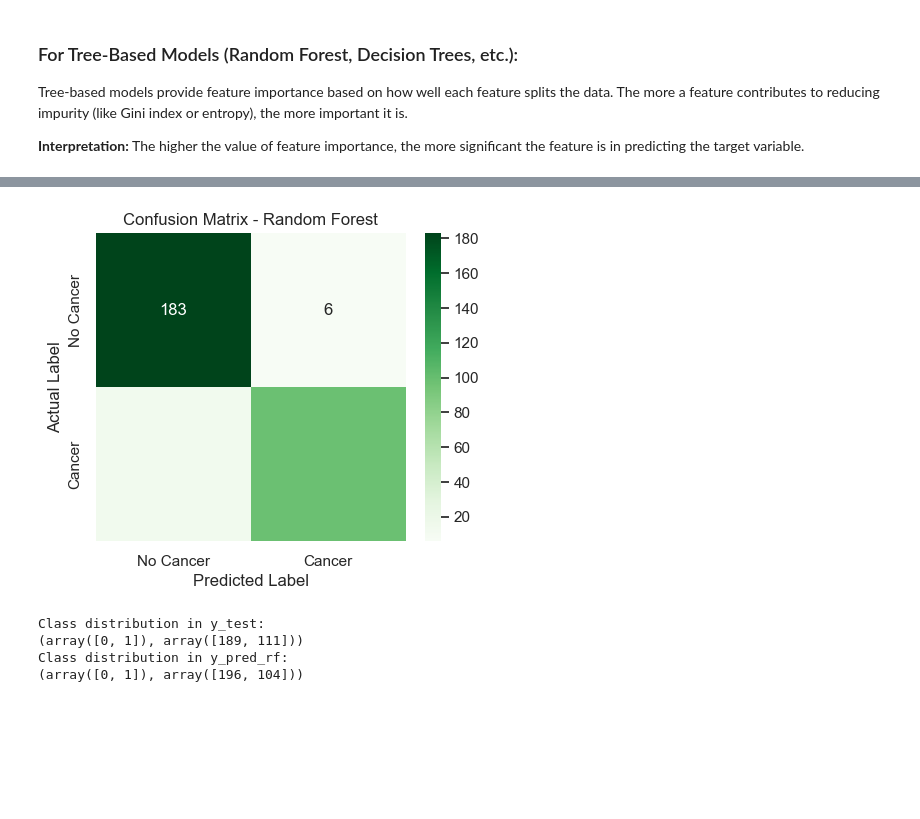
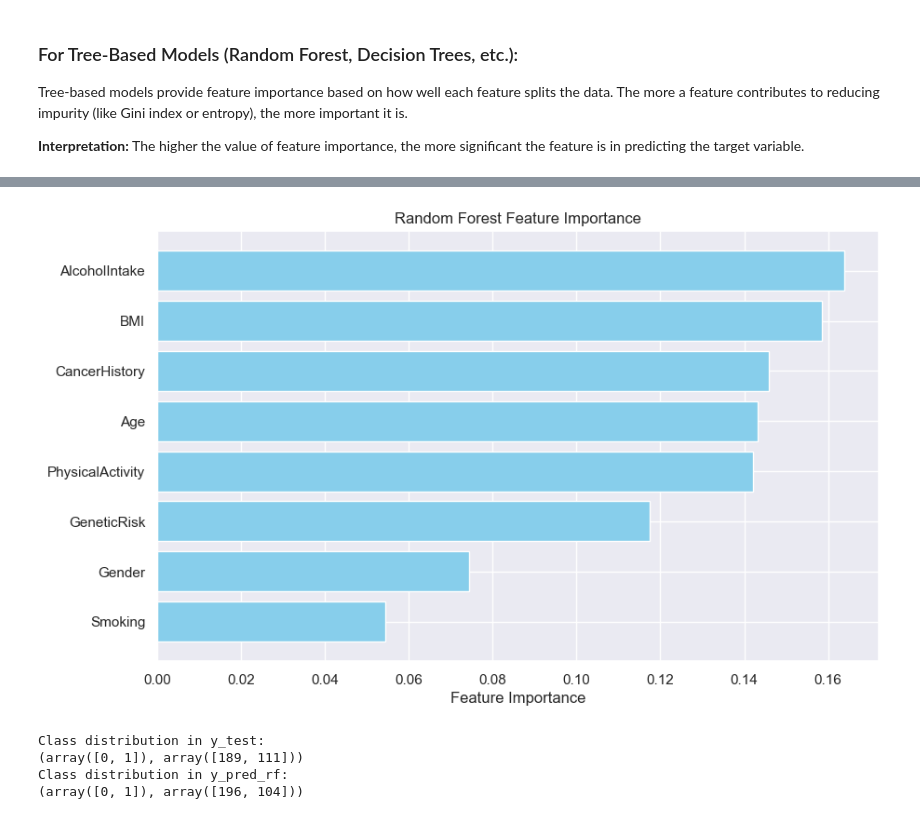
Before and after one commit to clmj1727/Project4-MachineLearning, a Jupyter notebook: CancerNotebook.ipynb, the cells around one changed output, grey strips where cells are left out. Cells and saved outputs as stored; diff of their text form; code cells hidden in the pictures; blank space fills up the shorter version.

```diff
--- a/CancerNotebook.ipynb
+++ b/CancerNotebook.ipynb
@@ -532,16 +549,26 @@ CancerHistory: 0.14411127979010457
-# %%
-# Generate confusion matrix
-cm = confusion_matrix(y_test, y_pred_rf)
-
-# Plot heatmap
-plt.figure(figsize=(5,4))
-sns.heatmap(cm, annot=True, fmt='d', cmap='Greens', xticklabels=['No Cancer', 'Cancer'], yticklabels=['No Cancer', 'Cancer'])
-plt.xlabel("Predicted Label")
-plt.ylabel("Actual Label")
-plt.title("Confusion Matrix - Random Forest")
-plt.show()
-# %% [output]
-[figure]
+# %%
+# Create a DataFrame for easy plotting
+importance_df = pd.DataFrame({
+    'Feature': X.columns,
+    'Importance': feature_importances
+})
+
+# Sort the DataFrame by importance in descending order
+importance_df = importance_df.sort_values(by='Importance', ascending=False)
+
+# Plot the feature importances
+plt.figure(figsize=(10, 6))
+plt.barh(importance_df['Feature'], importance_df['Importance'], color='skyblue')
+plt.xlabel('Feature Importance')
+plt.title('Random Forest Feature Importance')
+plt.gca().invert_yaxis()  # Invert y-axis to display the most important feature at the top
+
+# Save as PNG
+plt.savefig("Random Forest - Feature Importance.png", bbox_inches='tight')
+
+plt.show()
+# %% [output]
+[figure, added]
 # %%
 print("Class distribution in y_test:")
 print(np.unique(y_test, return_counts=True))
```
Also changed, not shown: parts of 11 cells of this notebook, 3 other files.
